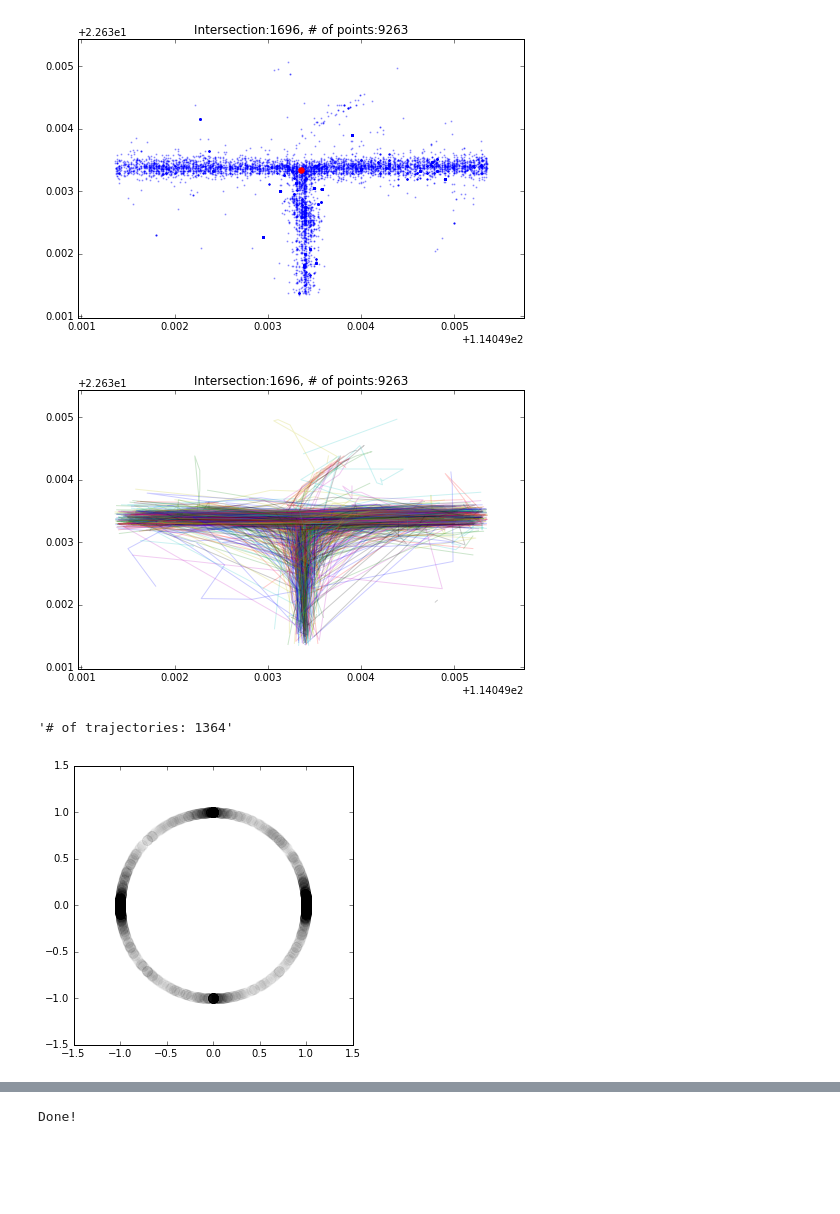
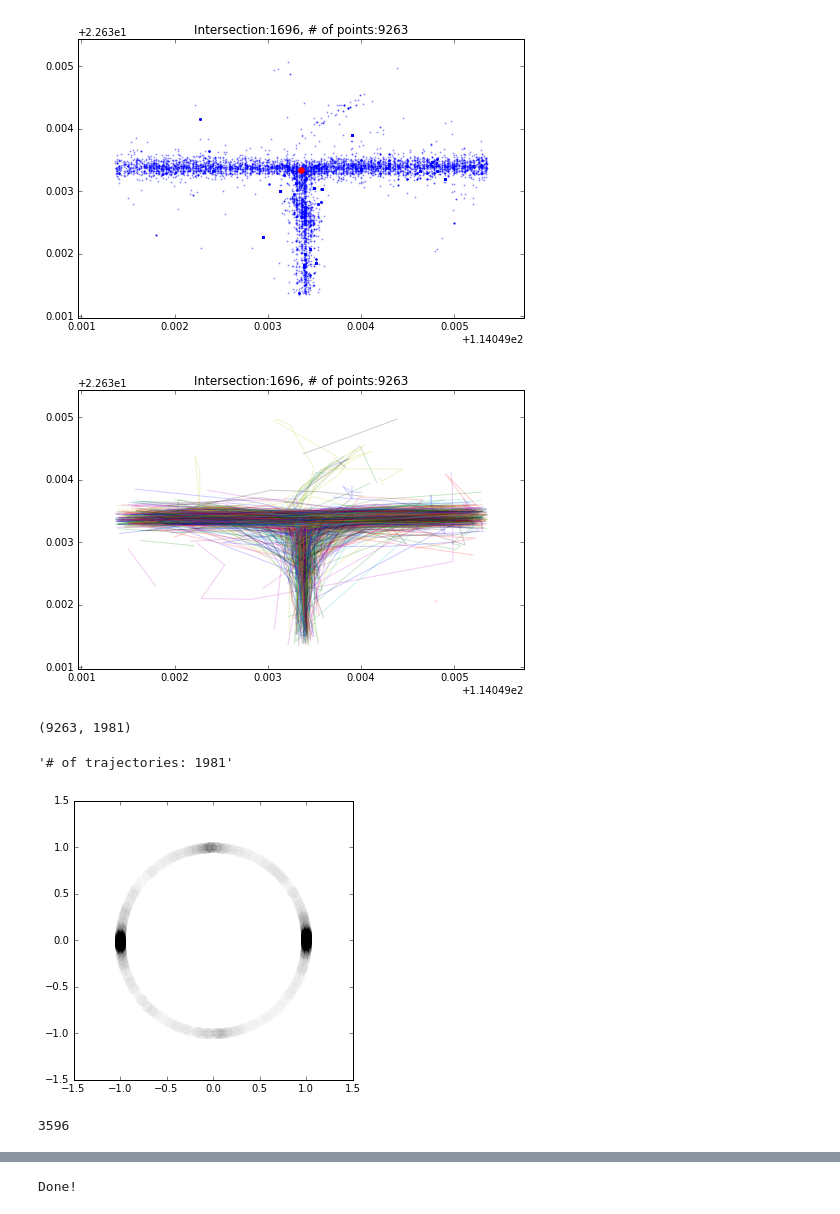
Before and after one commit to 1nfo/TLRI, a Jupyter notebook: Inferring.ipynb, the cells around one changed output, grey strips where cells are left out. Saved outputs shown, nothing was run; the diff lists cells and outputs as text; code cells hidden in the pictures; blank space fills up the shorter version.

Commit message:
add dist weight and adjusted cosine weight

```diff
--- a/Inferring.ipynb
+++ b/Inferring.ipynb
@@ -111,7 +111,7 @@ def timeRange(df,time,**rng):
 # directions, the direction will be normalized into unit vector
 # the interval info will be called features, to contribute the inferring
 # verbose tells the progress, but makes cell messy
-def calc_features(dfs,verbose=0):
+def calc_features(dfs,verbose=0,c=None):
     features=[]
     count=0
     for df in dfs:
@@ -125,7 +125,13 @@ def calc_features(dfs,verbose=0):
         yd = [0 if np.isnan(i) else i for i in (np.divide(ydiff,d))]
         # speed
         v = list(d/tdiff.astype('timedelta64[s]'))
-        features.append({"time":list(df[1]),"status":np.vstack([v,xd,yd]).T})
+        stacked = [v,xd,yd]
+        # distances from intersections
+        if c:
+            x_from_center, y_from_center = np.array(df[2]-c[1]), np.array(df[3]-c[2])
+            dist_sq_from_center = x_from_center**2+y_from_center**2
+            stacked.append(dist_sq_from_center[1:]+dist_sq_from_center[:-1])
+        features.append({"time":list(df[1]),"status":np.vstack(stacked).T})
         if verbose:
             count+=1
             print "\r%d/%d" % (count,len(dfs))
@@ -134,8 +140,8 @@ def calc_features(dfs,verbose=0):
 # plot scatter for one of the intersetions
 
 # some typical intersection id:
-# 3420,2076,3712,1138,4133,3693,4951,2000,1696
-center,points = readJR(1696,LEAST=3000)
+# 3420,2076,3712,1138,4133,3693,4951,2000,1696,4597
+center,points = readJR(1696,LEAST=50000)
 print(center[0],center[2],center[1]),(points[3].min(),points[2].min(),points[3].max(),points[2].max())
 print "http://maps.google.com/maps?z=12&t=k&q=loc:%f+%f" % (center[2],center[1])
 plt.figure(figsize=(8,5))
@@ -149,14 +155,16 @@ http://maps.google.com/maps?z=12&t=k&q=loc:22.633342+114.052355
 # split first, save split result into variable "SplitTJ", then plot trajectories lines
 
 # Tunning Variable: split interval can be tunning to control how long enough in order to split
-SPLIT_INTERVAL = {"minutes":1,"hours":0,"seconds":0}
+SPLIT_INTERVAL = {"minutes":0,"hours":0,"seconds":30}
 
 plt.figure(figsize=(8,5))
 splitTJ = spliTraj(points,**SPLIT_INTERVAL)
 plotJR_line(center,splitTJ,alpha=.2)
 plt.show()
+reduce(lambda x,y:x+y,map(len,splitTJ)),len(splitTJ)
 # %% [output]
-[figure, old version]
+[figure, new version]
+(9263, 1981)
 # %%
 # first filter time range, now it's the whole day,
 # then, calculate the speed, directions for time intervals
@@ -166,30 +174,32 @@ plt.show()
 TIME_RNG = {"hours":24}
 
 rngres = timeRange(splitTJ,pd.Timestamp("00:00:00"),**TIME_RNG)
-features=calc_features(rngres)
+features=calc_features(rngres,c=center)
 "# of trajectories: %d"%len(rngres)
 # %% [output]
-'# of trajectories: 1364'
+'# of trajectories: 1981'
 # %%
 # first filter directions then plot direction vetors.
 # cuml_dirs is responsible for collecting the filtered features,
 # (0,0) will be removed
 # sometimes (+/-1,0),(0,+/-1) need removing as well.
 
 # alpha need to be tunned sometimes
 
 cuml_dirs = []
 for i in features:
     filter_ = i["status"][:,1:3].sum(axis=1)!=0.0
     ##remove 1,0
-    #filter_ &= abs(i["status"][:,1:3].sum(axis=1))!=1
+    filter_ &= abs(i["status"][:,1:3].sum(axis=1))!=1
     cuml_dirs.append(i["status"][filter_,1:3])
 cuml_dirs = np.vstack(cuml_dirs)
 plt.figure(figsize=(5,5))
-plt.scatter(cuml_dirs[:,0],cuml_dirs[:,1],s=100,color="k",alpha=0.01)
+plt.scatter(cuml_dirs[:,0],cuml_dirs[:,1],s=100,color="k",alpha=0.002)
 plt.show()
+print len(cuml_dirs)
 # %% [output]
-[figure, old version]
+[figure, new version]
+3596
 # %%
 # clustering the directions using kmeans
 # using kmeans if point number is big enough
```
Also changed, not shown: parts of 9 cells of this notebook, 3 other files.
